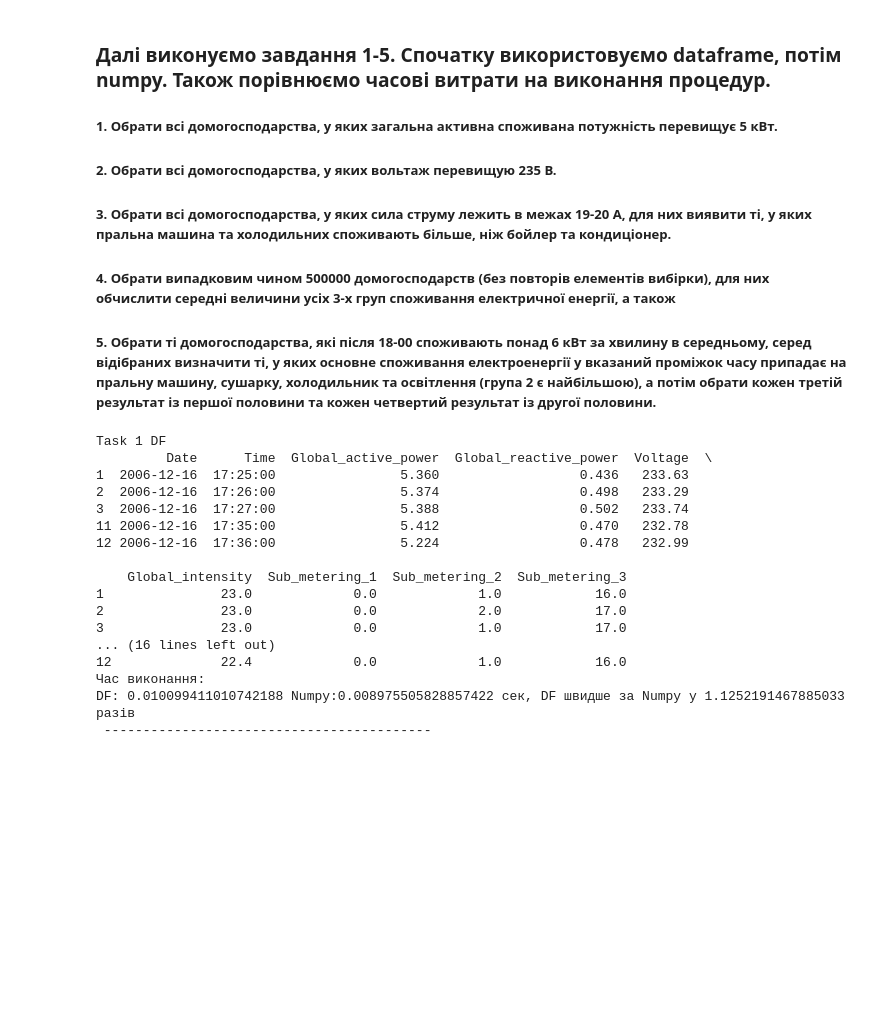
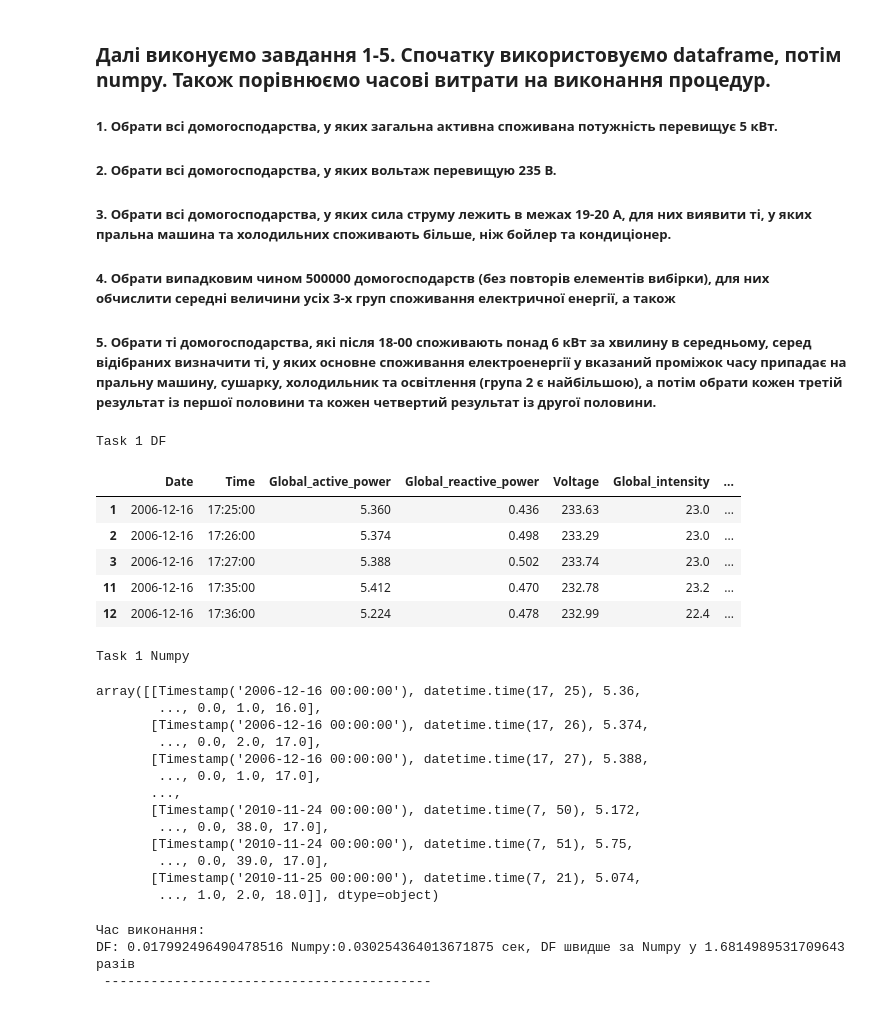
Before and after one commit to dieshie/dataanalysiscourse, a Jupyter notebook: lab41.ipynb, the cells around one changed output. Drawn from its saved outputs; the diff is of its cells as text; code cells hidden in the pictures; blank space fills up the shorter version.

```diff
--- a/lab41.ipynb
+++ b/lab41.ipynb
@@ -154,34 +192,41 @@ def task5numpy(df):
 # %%
 print("\nTask 1 DF")
 start_time = time.time()
 proc_df = task1df(df)
-print(proc_df.head())
+display(proc_df.head())
 end_time = time.time() - start_time
 
 print("\nTask 1 Numpy")
 start_time_np = time.time()
-proc_df = task1numpy(df)
-print(proc_df.head())
+proc_df = task1numpy(np_arr)
+display(proc_df)
 end_time_np = time.time() - start_time_np
-print(f"Час виконання:\nDF: {end_time} Numpy:{end_time_np} сек, DF швидше за Numpy у {end_time/end_time_np} разів\n ------------------------------------------ \n")
+print(f"Час виконання:\nDF: {end_time} Numpy:{end_time_np} сек, DF швидше за Numpy у {end_time_np/end_time} разів\n ------------------------------------------ \n")
 # %% [output]
 Task 1 DF
-         Date      Time  Global_active_power  Global_reactive_power  Voltage  \
-1  2006-12-16  17:25:00                5.360                  0.436   233.63
-2  2006-12-16  17:26:00                5.374                  0.498   233.29
-3  2006-12-16  17:27:00                5.388                  0.502   233.74
-11 2006-12-16  17:35:00                5.412                  0.470   232.78
-12 2006-12-16  17:36:00                5.224                  0.478   232.99
-
-    Global_intensity  Sub_metering_1  Sub_metering_2  Sub_metering_3
-1               23.0             0.0             1.0            16.0
-2               23.0             0.0             2.0            17.0
-3               23.0             0.0             1.0            17.0
-... (16 lines left out)
-12              22.4             0.0             1.0            16.0
-Час виконання:
-DF: 0.010099411010742188 Numpy:0.008975505828857422 сек, DF швидше за Numpy у 1.1252191467885033 разів
- ------------------------------------------
+|  | Date | Time | Global_active_power | Global_reactive_power | Voltage | Global_intensity | ... |
+| 1 | 2006-12-16 | 17:25:00 | 5.360 | 0.436 | 233.63 | 23.0 | ... |
+| 2 | 2006-12-16 | 17:26:00 | 5.374 | 0.498 | 233.29 | 23.0 | ... |
+| 3 | 2006-12-16 | 17:27:00 | 5.388 | 0.502 | 233.74 | 23.0 | ... |
+| 11 | 2006-12-16 | 17:35:00 | 5.412 | 0.470 | 232.78 | 23.2 | ... |
+| 12 | 2006-12-16 | 17:36:00 | 5.224 | 0.478 | 232.99 | 22.4 | ... |
+Task 1 Numpy
+array([[Timestamp('2006-12-16 00:00:00'), datetime.time(17, 25), 5.36,
+        ..., 0.0, 1.0, 16.0],
+       [Timestamp('2006-12-16 00:00:00'), datetime.time(17, 26), 5.374,
+        ..., 0.0, 2.0, 17.0],
+       [Timestamp('2006-12-16 00:00:00'), datetime.time(17, 27), 5.388,
+        ..., 0.0, 1.0, 17.0],
+       ...,
+       [Timestamp('2010-11-24 00:00:00'), datetime.time(7, 50), 5.172,
+        ..., 0.0, 38.0, 17.0],
+       [Timestamp('2010-11-24 00:00:00'), datetime.time(7, 51), 5.75,
+        ..., 0.0, 39.0, 17.0],
+       [Timestamp('2010-11-25 00:00:00'), datetime.time(7, 21), 5.074,
+        ..., 1.0, 2.0, 18.0]], dtype=object)
+Час виконання:
+DF: 0.017992496490478516 Numpy:0.030254364013671875 сек, DF швидше за Numpy у 1.6814989531709643 разів
+ ------------------------------------------
 # %%
 print("\nTask 2 DF")
 start_time = time.time()
```
Also changed, not shown: parts of 7 cells of this notebook.
